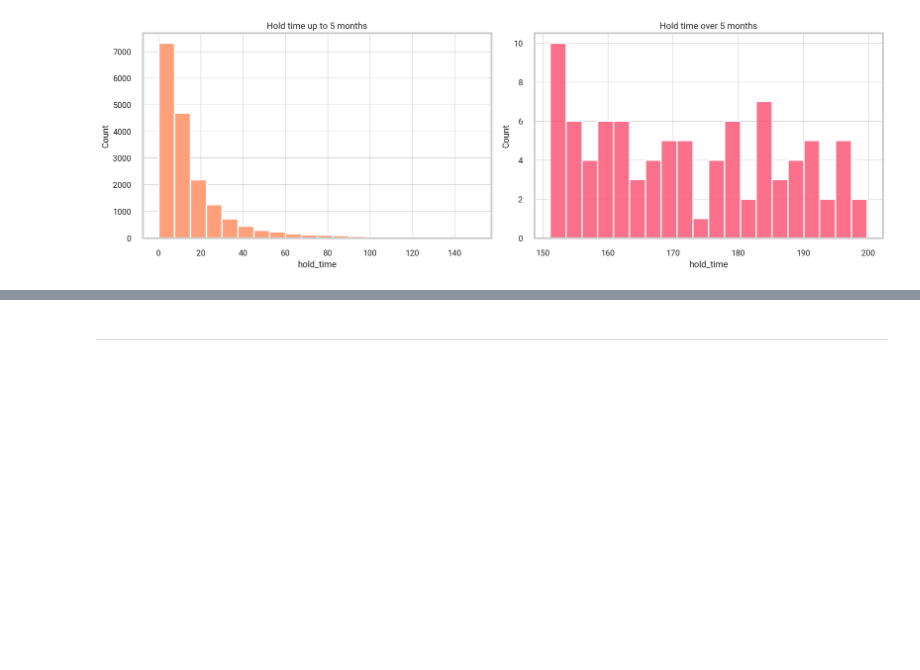
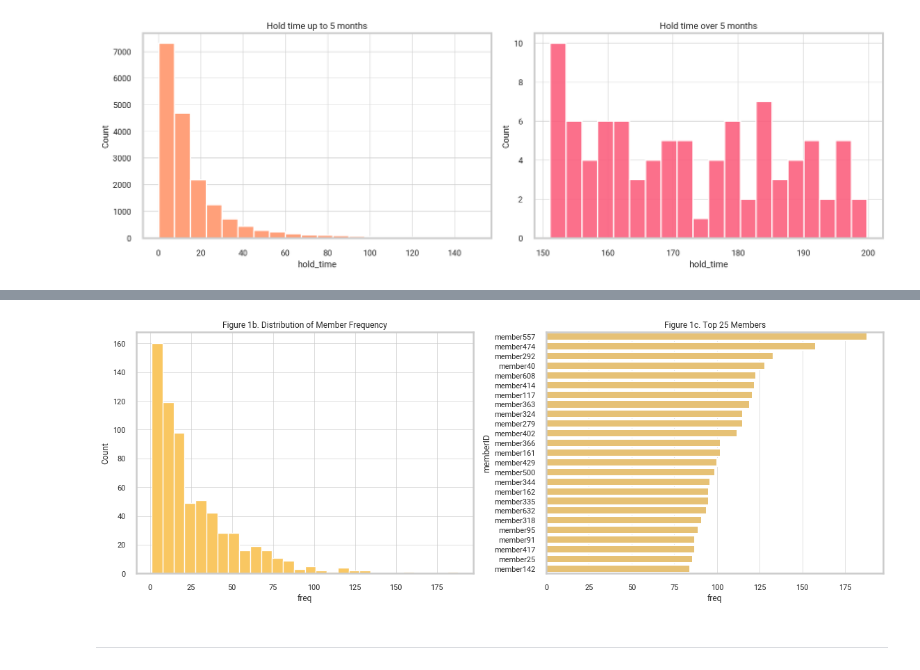
Before and after one commit to aishwarya-singh25/puzzle-scheduling, a Jupyter notebook: eda.ipynb, the cells around one changed output, grey strips where cells are left out. Cells and saved outputs as stored; diff of their text form; code cells hidden in the pictures; blank space fills up the shorter version.

Commit message:
Add member id distribution plot

```diff
--- a/eda.ipynb
+++ b/eda.ipynb
@@ -49,3 +49,7 @@ fig.tight_layout()
 plt.show()
 # %% [output]
 [figure]
+# %%
+# Creating a dataframe from the value counts
+df2 = member_df['member'].value_counts().rename_axis('memberID').reset_index(name='freq')
+df2.head()
@@ -52,3 +63,14 @@ plt.show()
+# %%
+fig, axs = plt.subplots(1, 2, figsize=(16, 6))
+sns.histplot(data=df2, x="freq", color="#F9C762", alpha = 1.0, ax=axs[0])
+axs[0].set_title("Figure 1b. Distribution of Member Frequency")
+sns.barplot(y="memberID",x="freq", data= df2.head(25), alpha = 1.0,color="#F9C762", ax=axs[1])
+axs[1].set_title("Figure 1c. Top 25 Members")
+fig.tight_layout()
+#plt.savefig("static/member_freq_dist.png", format="png", dpi=1200)
+plt.show()
+# %% [output]
+[figure, added]
 # %% [markdown]
 -------------------------------------------
 # %% [markdown]
```
Also changed, not shown: parts of 1 cell of this notebook, 1 other file.
